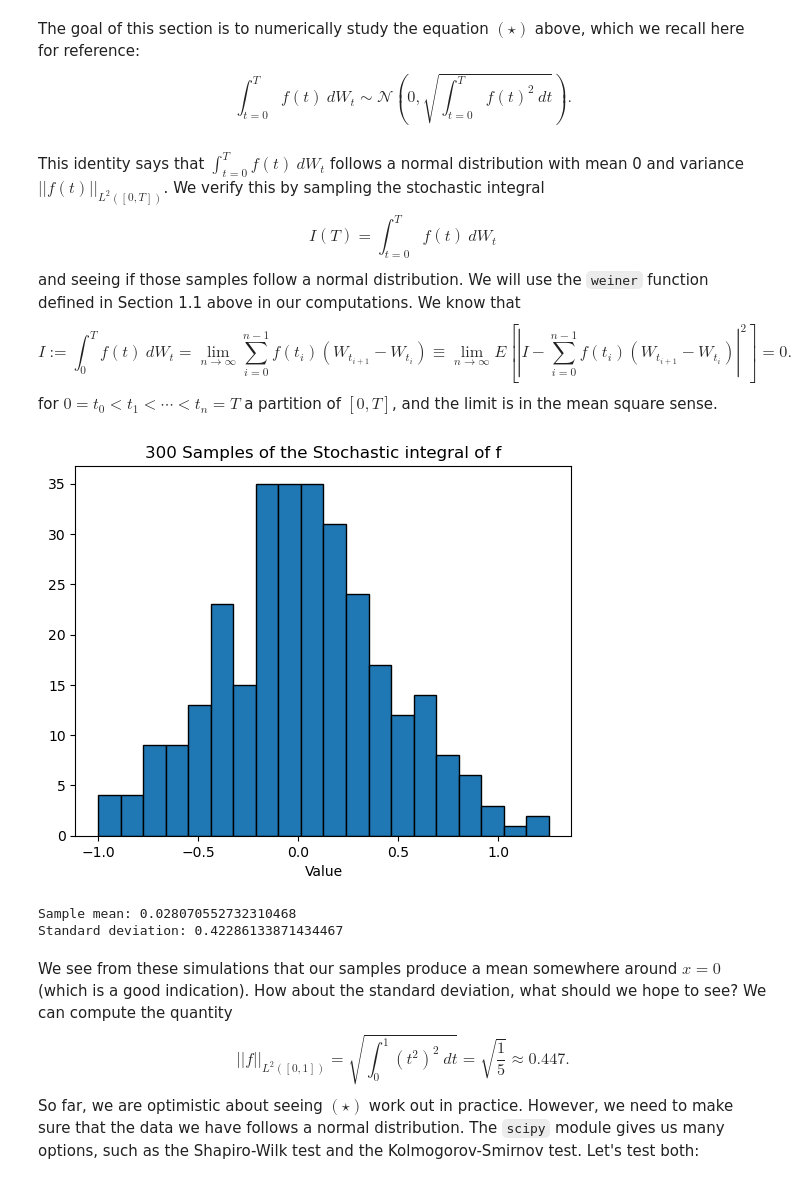
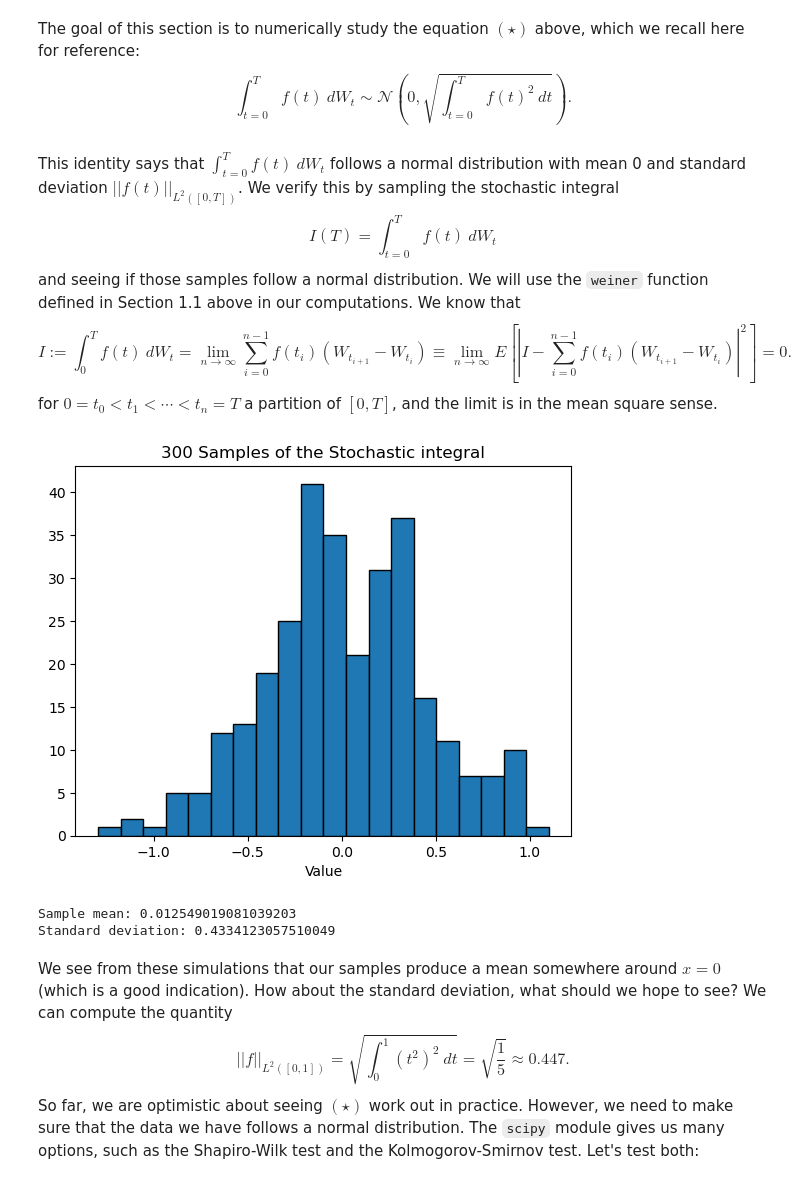
Before and after one commit to ruhevoll/ams-572, a Jupyter notebook: Extra/stochastic_dynamics.ipynb, the cells around one changed output. Drawn from its saved outputs; the diff is of its cells as text; code cells hidden in the pictures.

```diff
--- a/Extra/stochastic_dynamics.ipynb
+++ b/Extra/stochastic_dynamics.ipynb
@@ -46,39 +46,39 @@ plt.show()
 # %% [markdown]
 The goal of this section is to numerically study the equation $(\star)$ above, which we recall here for reference: $$\int_{t = 0}^T f(t) \ dW_t \sim \mathcal{N} \left(0, \sqrt{\int_{t = 0}^T f(t)^2 \ dt}\right).$$
 # %% [markdown]
-This identity says that $\int_{t = 0}^T f(t) \ dW_t$ follows a normal distribution with mean 0 and variance $||f(t)||_{L^2([0, T])}$. We verify this by sampling the stochastic integral $$I(T) = \int_{t = 0}^T f(t) \ dW_t$$ and seeing if those samples follow a normal distribution. We will use the `weiner` function defined in Section 1.1 above in our computations. We know that $$I := \int_0^T f(t) \ dW_t = \lim_{n \to \infty} \sum_{i = 0}^{n - 1} f(t_i)(W_{t_{i + 1}} - W_{t_i}) \equiv \lim_{n \to \infty} E \left[\left|I - \sum_{i = 0}^{n - 1} f(t_i) (W_{t_{i + 1}} - W_{t_i})\right|^2\right] = 0.$$ for $0 = t_0 < t_1 < \cdots < t_n = T$ a partition of $[0, T]$, and the limit is in the mean square sense.
+This identity says that $\int_{t = 0}^T f(t) \ dW_t$ follows a normal distribution with mean 0 and standard deviation $||f(t)||_{L^2([0, T])}$. We verify this by sampling the stochastic integral $$I(T) = \int_{t = 0}^T f(t) \ dW_t$$ and seeing if those samples follow a normal distribution. We will use the `weiner` function defined in Section 1.1 above in our computations. We know that $$I := \int_0^T f(t) \ dW_t = \lim_{n \to \infty} \sum_{i = 0}^{n - 1} f(t_i)(W_{t_{i + 1}} - W_{t_i}) \equiv \lim_{n \to \infty} E \left[\left|I - \sum_{i = 0}^{n - 1} f(t_i) (W_{t_{i + 1}} - W_{t_i})\right|^2\right] = 0.$$ for $0 = t_0 < t_1 < \cdots < t_n = T$ a partition of $[0, T]$, and the limit is in the mean square sense.
 # %%
 def f(x):
     return x**2
 
 def stochastic_integral(f, T, N, seed = None):
-    time, W = weiner(T, N, seed)
+    time, W = weiner(T, N, seed) # Generate our Weiner process
     f_t = f(time[:-1]) # The function is evaluated at the left endpoints
     dW = np.diff(W) # nth discrete distance.. i.e., the increments
     stointegral = np.sum(f_t * dW)
     return stointegral
 
 # We're now going to generate a bunch of random samples of the stochastic integral of f
 
 T = 1.0
 N = 1000
 n_samples = 300
 stochastic_samples = []
 for i in range(n_samples):
     stochastic_samples.append(stochastic_integral(f, T, N))
     i += 1
 stochastic_samples = np.array(stochastic_samples)
 # print(stochastic_samples)
 plt.hist(stochastic_samples, bins=20, edgecolor='black')
-plt.title(f'{n_samples} Samples of the Stochastic integral of f')
+plt.title(f'{n_samples} Samples of the Stochastic integral')
 plt.xlabel('Value')
 plt.show()
 print(f'Sample mean: {np.mean(stochastic_samples)}')
 print(f'Standard deviation: {np.std(stochastic_samples, ddof = 1)}')
 # %% [output]
-[figure, old version]
+[figure, new version]
-Sample mean: 0.028070552732310468
-Standard deviation: 0.42286133871434467
+Sample mean: 0.012549019081039203
+Standard deviation: 0.4334123057510049
 # %% [markdown]
 We see from these simulations that our samples produce a mean somewhere around $x = 0$ (which is a good indication). How about the standard deviation, what should we hope to see? We can compute the quantity $$||f||_{L^2([0, 1])} = \sqrt{\int_0^1 (t^2)^2 \ dt} = \sqrt{\frac{1}{5}} \approx 0.447.$$ So far, we are optimistic about seeing $(\star)$ work out in practice. However, we need to make sure that the data we have follows a normal distribution. The `scipy` module gives us many options, such as the Shapiro-Wilk test and the Kolmogorov-Smirnov test. Let's test both:
 # %%
```
Also changed, not shown: parts of 6 cells of this notebook, 1 other file.
